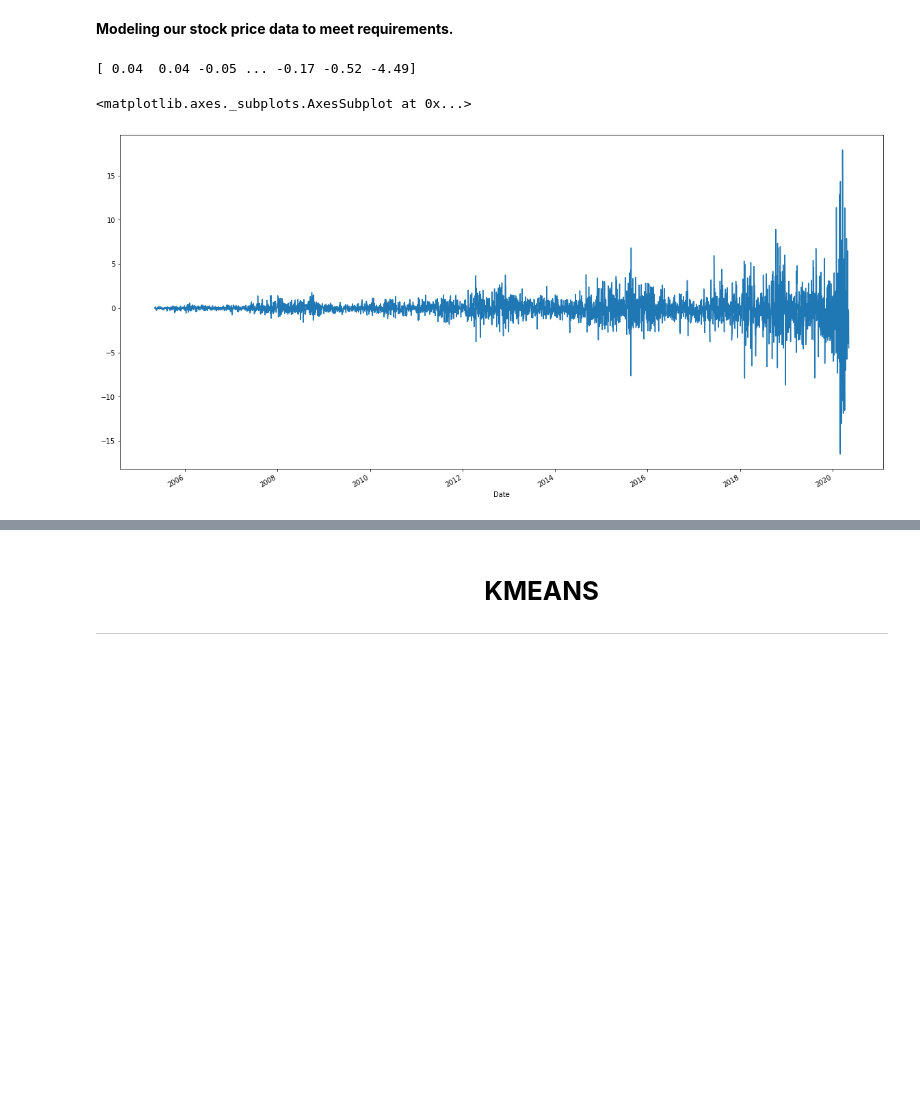
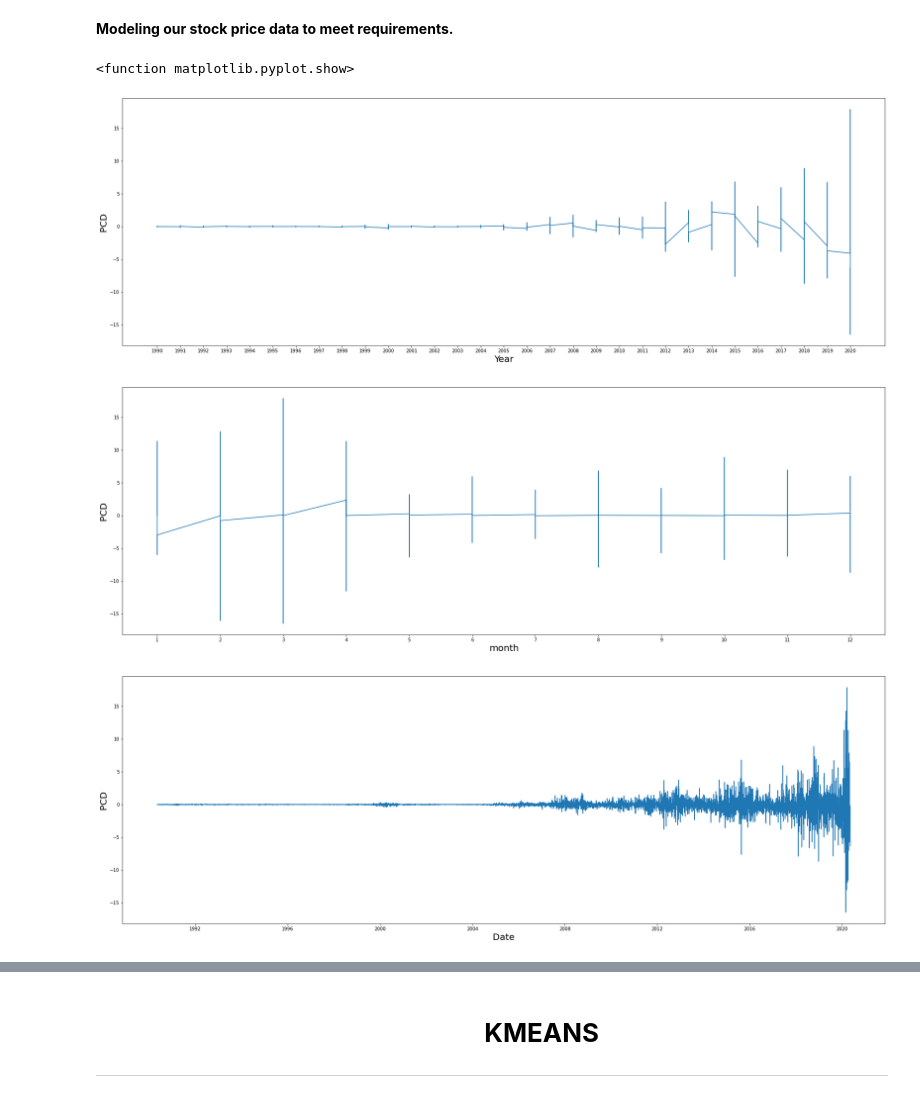
Before and after one commit to shressujan/stocks, a Jupyter notebook: stocks_analysis.ipynb, the cells around one changed output, grey strips where cells are left out. Cells and saved outputs as stored; diff of their text form; code cells hidden in the pictures; blank space fills up the shorter version.

```diff
--- a/stocks_analysis.ipynb
+++ b/stocks_analysis.ipynb
@@ -78,20 +77,55 @@ plt.plot(hist['Close'], color='red')
 As we can see, the chart really doesn't help us draw a good understanding of the stock except show an increasing trend! That's where the Data modeling and clustering comes in.
 # %% [markdown]
 **Modeling our stock price data to meet requirements.**
-# %%
-import pandas as pd
-import numpy as np
-
-
-#price change per day
-pcd = np.asarray(hist['Open'] - hist['Close'])
-
-print(pcd)  #printing out price change per day just becuz.
-
-hist['PCD'] = pcd #adding PCD column with corresponding data to the "hist" dataframe
-hist['PCD'].plot(figsize=(20, 10))  #plotting the PCD data wrt time series
-# %% [output]
-[ 0.04  0.04 -0.05 ... -0.17 -0.52 -4.49]
-<matplotlib.axes._subplots.AxesSubplot at 0x...>
-[figure, removed]
+# %%
+import pandas as pd
+import numpy as np
+
+
+pd.set_option('display.max_rows', None)
+
+#price change per day
+pcd = hist['Open'] - hist['Close']
+
+# print(pcd)  #printing out price change per day just becuz.
+hist['PCD'] = pcd #Storing vaules in a new 'PCD' column
+
+years = pd.DatetimeIndex(hist['Date']).year #Getting years from the datetime index from the timeseries data
+hist['YEAR'] = years
+
+months = pd.DatetimeIndex(hist['Date']).month #Getting months from the datetime index from the timeseries data
+hist['MONTH'] = months
+
+#Getting min and max year for x axis
+min_year = np.amin(np.asarray(hist['YEAR']))
+max_year = np.amax(np.asarray(hist['YEAR']))
+
+#Plotting the PCD against YEAR
+plt.figure(figsize=(30, 10))  #Setting the figure size
+plt.plot(hist['YEAR'], hist['PCD'])
+plt.xlabel('Year', fontsize=20)
+plt.xticks(range(min_year, max_year + 1))
+plt.ylabel('PCD', fontsize=20)
+
+#Plotting the PCD against MONTH
+sorted_hist = hist.copy()
+sorted_hist.sort_values(by='MONTH', inplace=True)
+plt.figure(figsize=(30, 10))  #Setting the figure size
+plt.plot(sorted_hist['MONTH'], sorted_hist['PCD'])
+plt.xlabel('month', fontsize=20)
+plt.xticks(range(1,13))
+plt.ylabel('PCD', fontsize=20)
+
+#Plotting the PCD against Date
+plt.figure(figsize=(30, 10))  #Setting the figure size
+plt.plot(hist['Date'], hist['PCD'])
+plt.xlabel('Date', fontsize=20)
+plt.ylabel('PCD', fontsize=20)
+
+plt.show
+# %% [output]
+<function matplotlib.pyplot.show>
+[figure, added]
+[figure, added]
+[figure, added]
 # %% [markdown]
```
Also changed, not shown: parts of 14 cells of this notebook.
